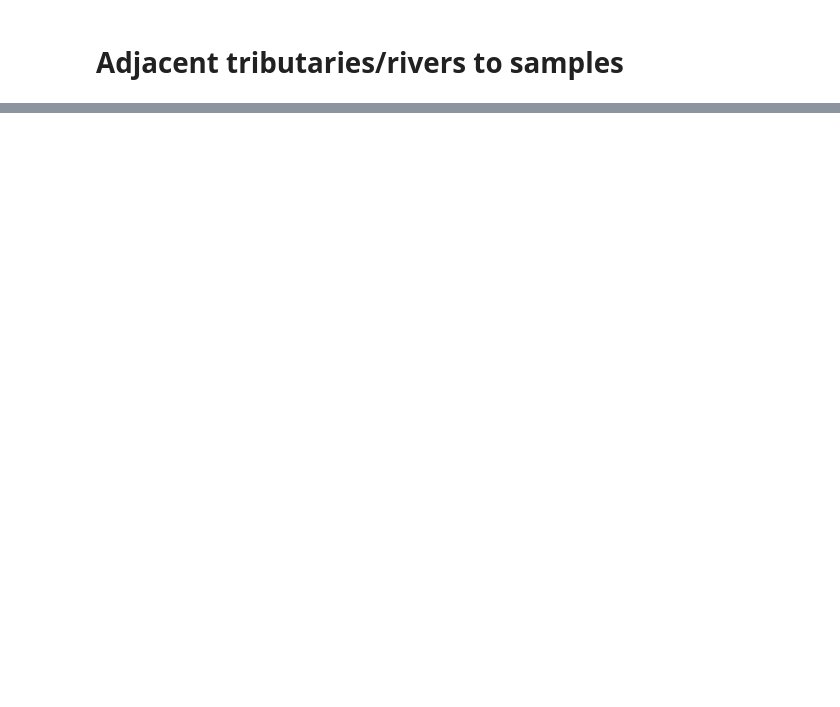
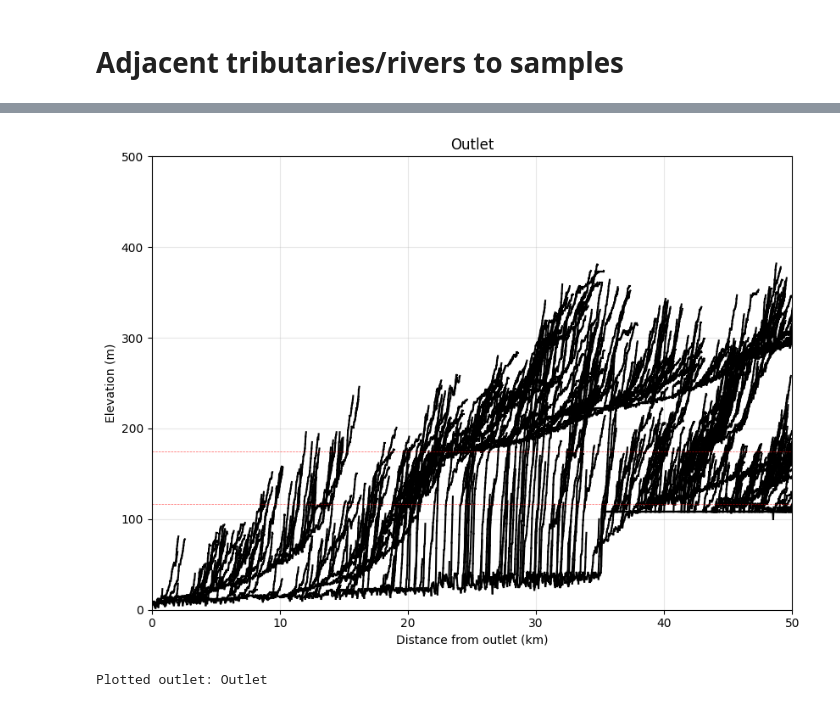
Before and after one commit to glong1321/AndesTG, a Jupyter notebook: Rapel/base_level/PlotProfiles.ipynb, the cells around one changed output, grey strips where cells are left out. Saved outputs shown, nothing was run; the diff lists cells and outputs as text; code cells hidden in the pictures; blank space fills up the shorter version.

```diff
--- a/Rapel/base_level/PlotProfiles.ipynb
+++ b/Rapel/base_level/PlotProfiles.ipynb
@@ -324,0 +414,41 @@ Plotted outlet: 11
+# %%
+outlets = {'rapel': {'Outlet': [240012.37420, 6244480.719]}
+          }
+
+# Plot each outlet separately
+for outlet_name, outlet_coords in outlets['rapel'].items():
+    fig, ax = plt.subplots(1, figsize=(8.5, 6.3))
+
+    # Get river network data
+    ld_list = fd.map_values_to_recursive_list(
+        outlet_coords,
+        elevation=dem,
+        area=area,
+        de=mean_pixel_dimension
+    )
+    fix_indices_recursive(ld_list)
+
+    # Plot the profile
+    plot_upstream_profile(ld_list, minimum_area=1E5)
+
+    # Add dashed line at 175 m
+    ax.axhline(y=175, color='red', linestyle='--', linewidth=0.5, alpha=0.6)
+    ax.axhline(y=117, color='red', linestyle='--', linewidth=0.5, alpha=0.6)
+
+    # Zoom in to first 50 km
+    ax.set_xlim(0, 50)
+    ax.set_ylim(0, 500)
+
+    # Format the plot
+    ax.grid(True, alpha=0.3)
+    ax.set_xlabel('Distance from outlet (km)')
+    ax.set_ylabel('Elevation (m)')
+    ax.set_title(outlet_name)
+
+    plt.tight_layout()
+    plt.show()
+
+    print(f'Plotted outlet: {outlet_name}')
+# %% [output]
+[figure, added]
+Plotted outlet: Outlet
```
Also changed, not shown: parts of 6 cells of this notebook, 26 other files.
